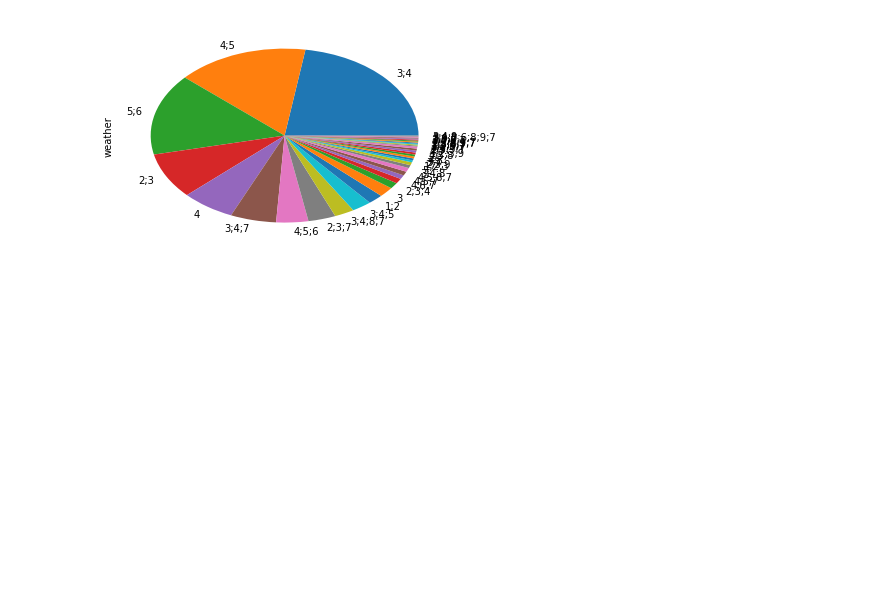
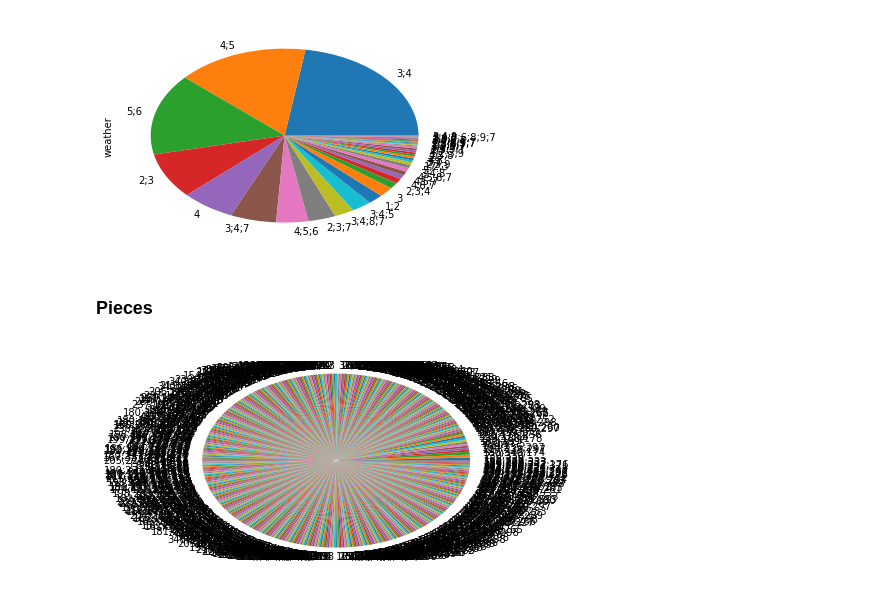
Before and after one commit to tkornuta/clevr-tensorflow, a Jupyter notebook: panda/visualize_outfits.ipynb, the cells around one changed output. Cells and saved outputs as stored; diff of their text form; code cells hidden in the pictures; blank space fills up the shorter version.

```diff
--- a/panda/visualize_outfits.ipynb
+++ b/panda/visualize_outfits.ipynb
@@ -67,3 +73,11 @@ plt.show()
 #}
 # %% [output]
 [figure]
+# %% [markdown]
+### Pieces
+# %%
+# Simple "pieces" plot
+df["pieces"].value_counts().plot.pie()
+plt.show()
+# %% [output]
+[figure, added]
```
Also changed, not shown: parts of 3 cells of this notebook.
